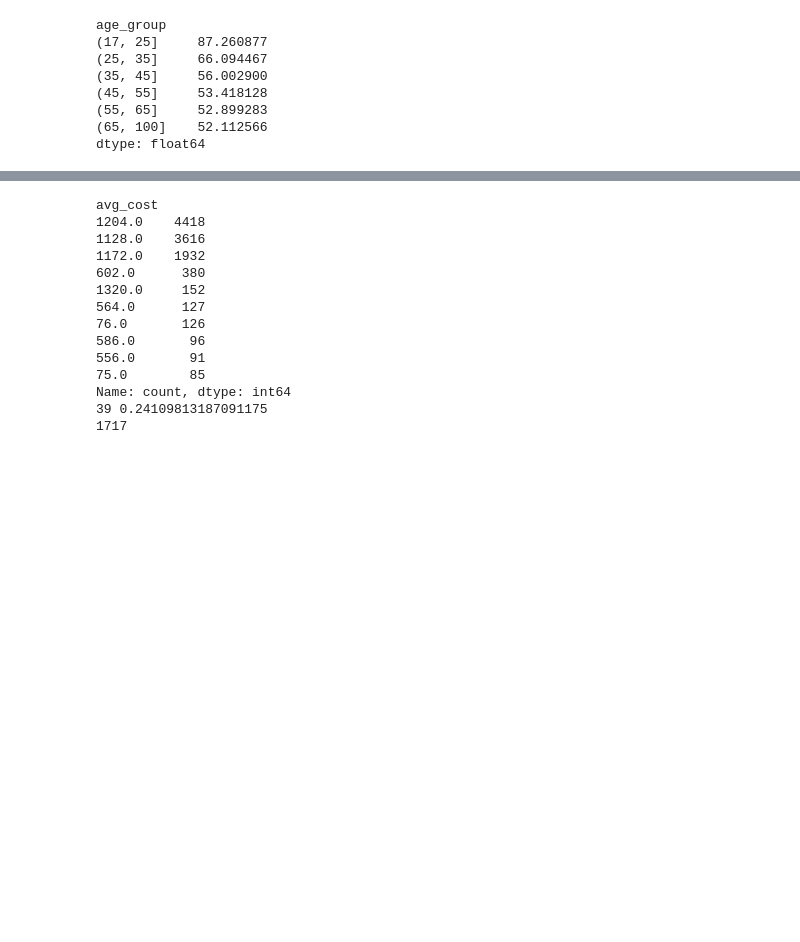
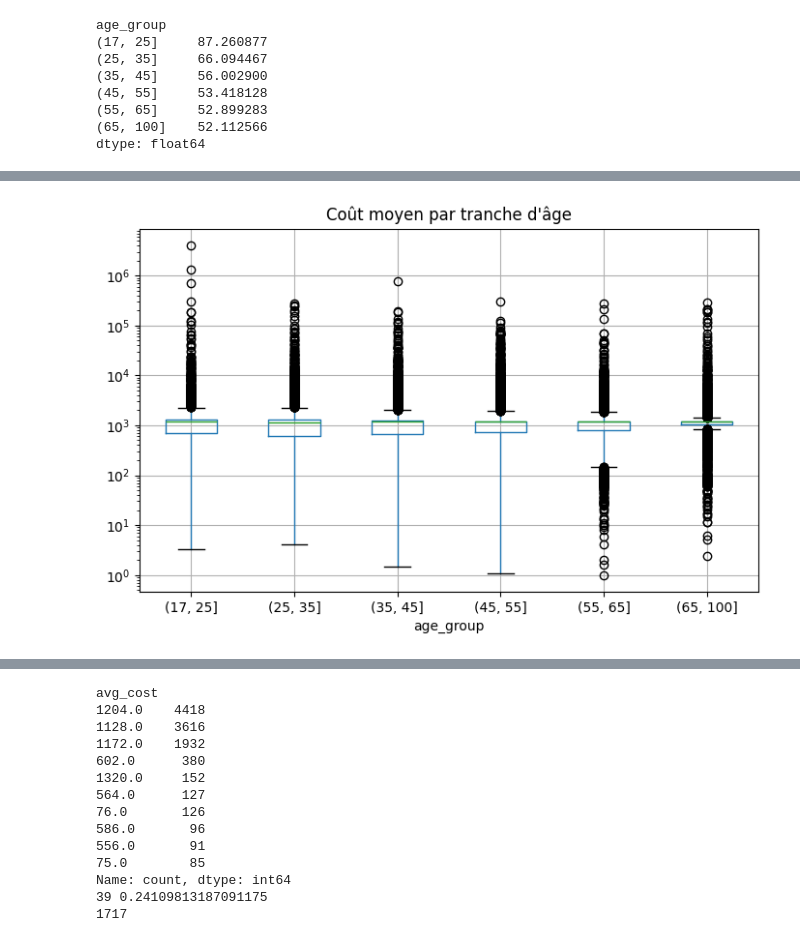
Before and after one commit to namngy/actuarial-portfolio-project, a Jupyter notebook: notebooks/02_pricing_frequency.ipynb, the cells around one changed output, grey strips where cells are left out. Drawn from its saved outputs; the diff is of its cells as text; code cells hidden in the pictures; blank space fills up the shorter version.

```diff
--- a/notebooks/02_pricing_frequency.ipynb
+++ b/notebooks/02_pricing_frequency.ipynb
@@ -243,0 +267,8 @@ Name: avg_cost, dtype: float64
+# %%
+sev_df.boxplot(column="avg_cost", by="age_group", figsize=(8, 5))
+plt.yscale("log")
+plt.suptitle("")
+plt.title("Coût moyen par tranche d'âge")
+plt.show()
+# %% [output]
+[figure, added]
```
Also changed, not shown: parts of 7 cells of this notebook.
